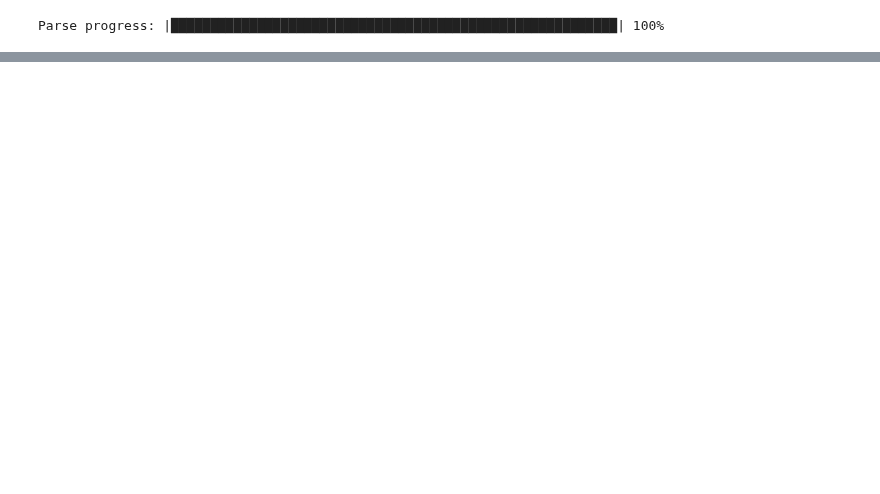
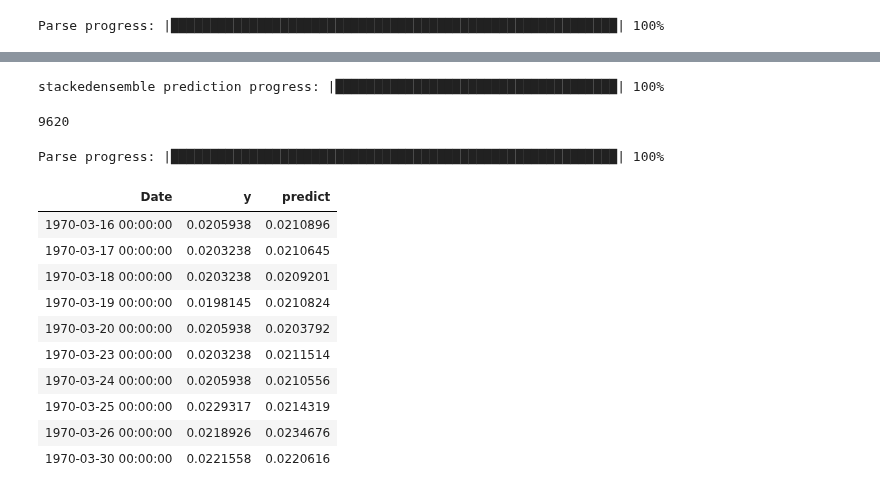
Before and after one commit to vagabundoo/predicting_financial_markets_deep_learning, a Jupyter notebook: workflow/02_02_secondTestSupervisedLearning .ipynb, the cells around one changed output, grey strips where cells are left out. Drawn from its saved outputs; the diff is of its cells as text; code cells hidden in the pictures; blank space fills up the shorter version.

Commit message:
added predictions h2o

```diff
--- a/workflow/02_02_secondTestSupervisedLearning .ipynb
+++ b/workflow/02_02_secondTestSupervisedLearning .ipynb
@@ -158,0 +214,27 @@ h2o.shutdown()
+# %%
+predsTrainTest = aml.leader.predict(dfh2o)
+predsTrainTest = dfh2o['y'].cbind(predsTrainTest)
+len(predsTrainTest)
+# %% [output]
+stackedensemble prediction progress: |████████████████████████████████████| 100%
+9620
+# %%
+frameForMerge = df_forML.reset_index()
+# %%
+dates = h2o.H2OFrame(frameForMerge[['Date']])
+# %% [output]
+Parse progress: |█████████████████████████████████████████████████████████| 100%
+# %%
+results = dates.cbind(predsTrainTest)
+# %% [output]
+| Date | y | predict |
+| 1970-03-16 00:00:00 | 0.0205938 | 0.0210896 |
+| 1970-03-17 00:00:00 | 0.0203238 | 0.0210645 |
+| 1970-03-18 00:00:00 | 0.0203238 | 0.0209201 |
+| 1970-03-19 00:00:00 | 0.0198145 | 0.0210824 |
+| 1970-03-20 00:00:00 | 0.0205938 | 0.0203792 |
+| 1970-03-23 00:00:00 | 0.0203238 | 0.0211514 |
+| 1970-03-24 00:00:00 | 0.0205938 | 0.0210556 |
+| 1970-03-25 00:00:00 | 0.0229317 | 0.0214319 |
+| 1970-03-26 00:00:00 | 0.0218926 | 0.0234676 |
+| 1970-03-30 00:00:00 | 0.0221558 | 0.0220616 |
```
Also changed, not shown: parts of 11 cells of this notebook, 2 other files.
